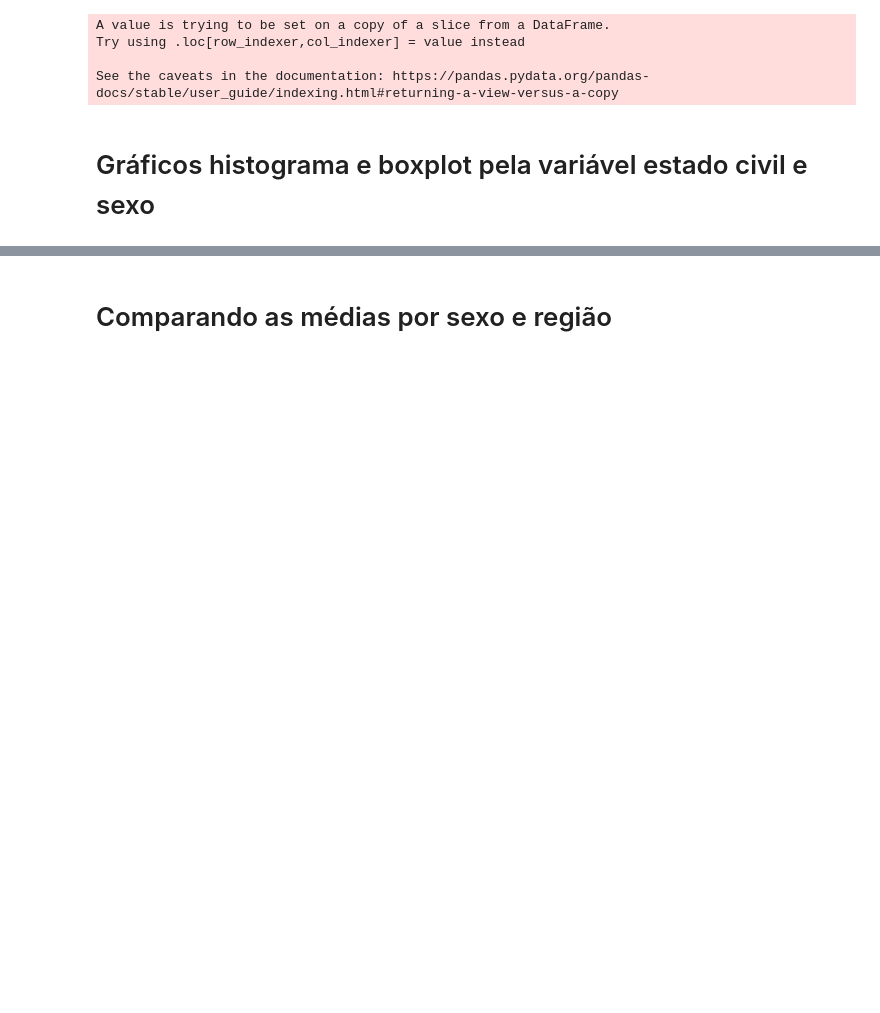
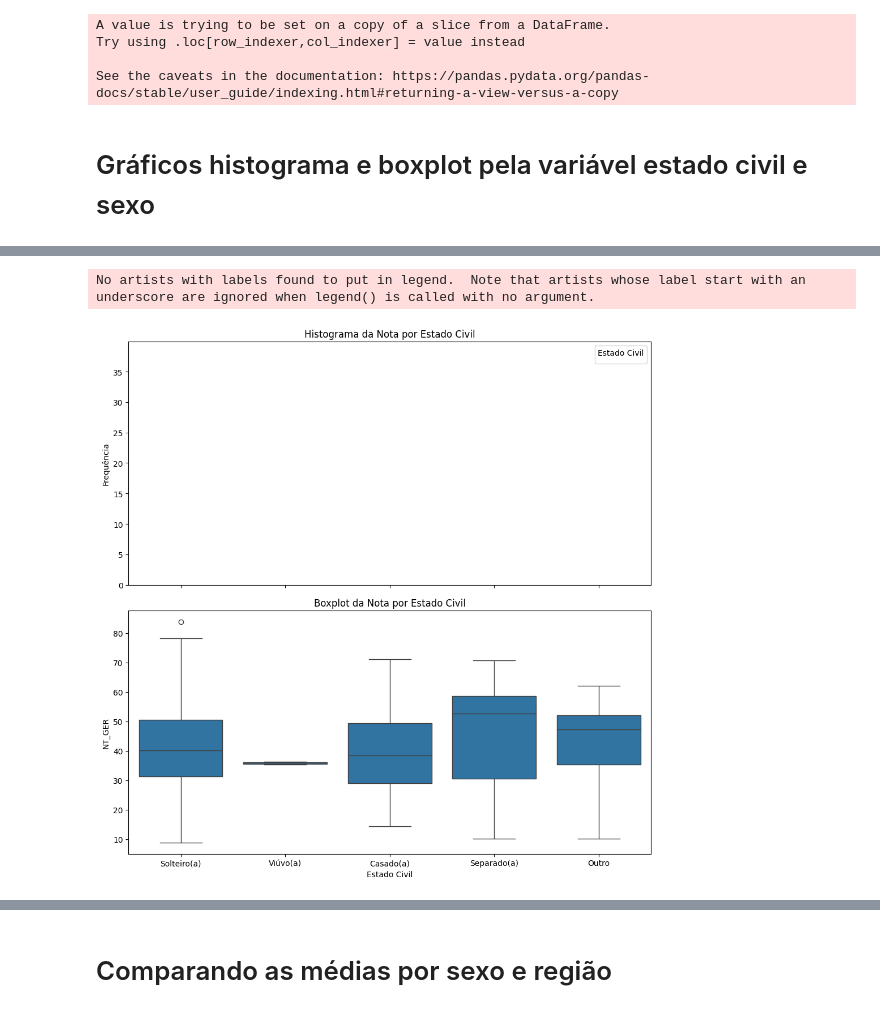
Before and after one commit to ferpatugo/Estatistica-Python, a Jupyter notebook: Aula_Exemplo_PROJETO_FINAL.ipynb, the cells around one changed output, grey strips where cells are left out. Saved outputs shown, nothing was run; the diff lists cells and outputs as text; code cells hidden in the pictures; blank space fills up the shorter version.

```diff
--- a/Aula_Exemplo_PROJETO_FINAL.ipynb
+++ b/Aula_Exemplo_PROJETO_FINAL.ipynb
@@ -231,0 +224,29 @@ fig_box1.show()
+# %%
+import seaborn as sns
+import matplotlib.pyplot as plt
+
+fig, axes = plt.subplots(2, 1, figsize=(10, 10), sharex=True)
+
+# Histogram
+sns.histplot(
+    data=microdados_ti_sem_NA, x='NT_GER', hue='estado_civil2',
+    bins=50, element='step', kde=False, stat='count', ax=axes[0]
+)
+axes[0].set_title('Histograma da Nota por Estado Civil')
+axes[0].set_xlabel('')
+axes[0].set_ylabel('Frequência')
+axes[0].legend(title='Estado Civil')
+
+# Boxplot
+sns.boxplot(
+    data=microdados_ti_sem_NA, x='estado_civil2', y='NT_GER', ax=axes[1]
+)
+axes[1].set_title('Boxplot da Nota por Estado Civil')
+axes[1].set_xlabel('Estado Civil')
+axes[1].set_ylabel('NT_GER')
+
+plt.tight_layout()
+plt.show()
+# %% [output]
+No artists with labels found to put in legend.  Note that artists whose label start with an underscore are ignored when legend() is called with no argument.
+[figure, added]
```
Also changed, not shown: parts of 12 cells of this notebook.
